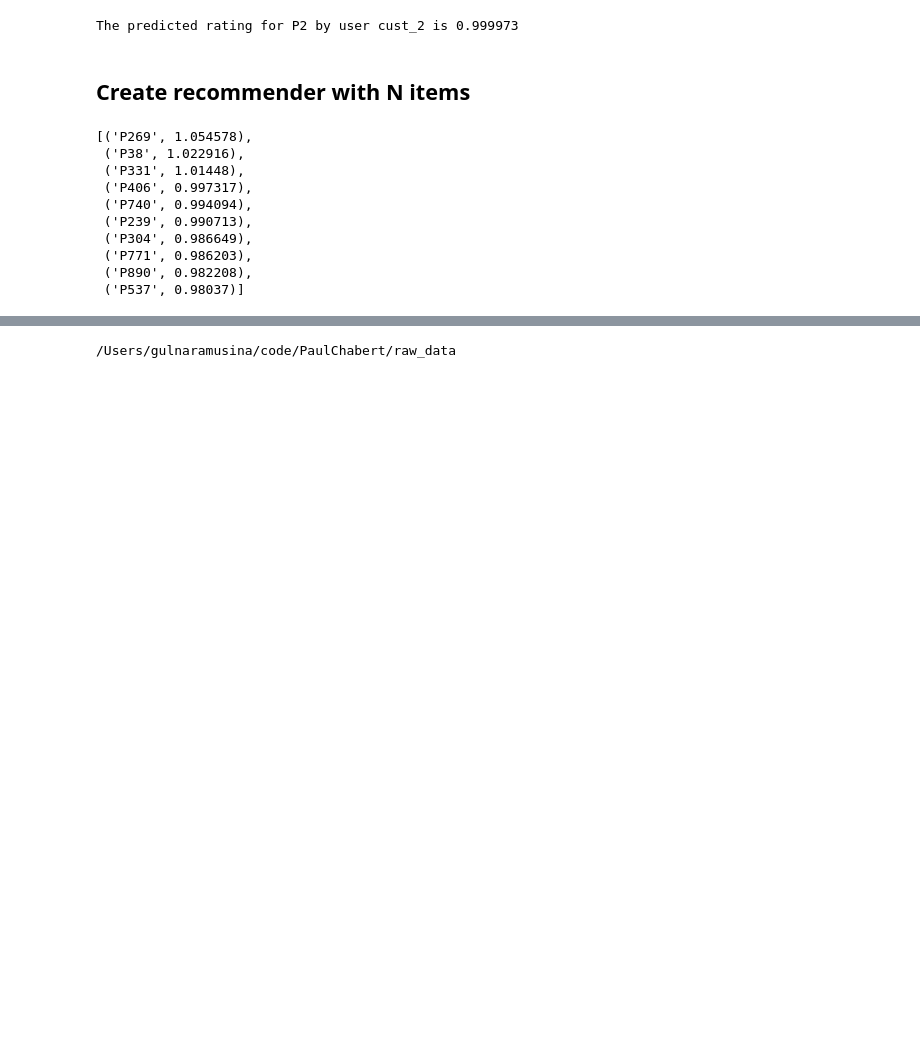
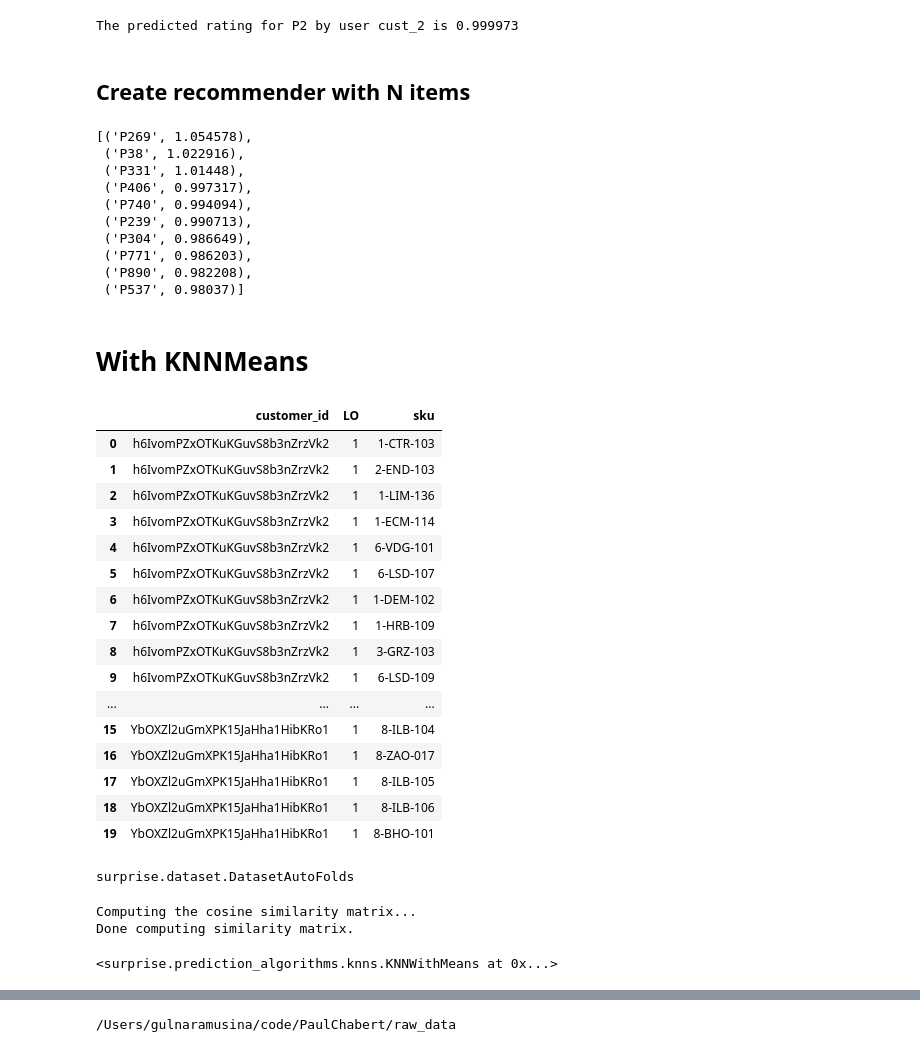
Before and after one commit to PaulChabert/reco_fourche, a Jupyter notebook: notebooks/gulnara_nb.ipynb, the cells around one changed output, grey strips where cells are left out. Drawn from its saved outputs; the diff is of its cells as text; code cells hidden in the pictures; blank space fills up the shorter version.

Commit message:
gulnara updated file with KNNmeans

```diff
--- a/notebooks/gulnara_nb.ipynb
+++ b/notebooks/gulnara_nb.ipynb
@@ -225,3 +226,5 @@ recommended_movie
  ('P771', 0.986203),
  ('P890', 0.982208),
  ('P537', 0.98037)]
+# %% [markdown]
+# With KNNMeans
@@ -227,0 +240,23 @@ recommended_movie
+# %%
+#orders_scoring = pd.read_json("../raw_data/order_scoring.json",lines=True)
+orders_scoring = pd.read_json("order_scoring.json",lines=True)
+# %%
+orders_scoring.head(20)
+# %% [output]
+|  | customer_id | LO | sku |
+| 0 | h6IvomPZxOTKuKGuvS8b3nZrzVk2 | 1 | 1-CTR-103 |
+| 1 | h6IvomPZxOTKuKGuvS8b3nZrzVk2 | 1 | 2-END-103 |
+| 2 | h6IvomPZxOTKuKGuvS8b3nZrzVk2 | 1 | 1-LIM-136 |
+| 3 | h6IvomPZxOTKuKGuvS8b3nZrzVk2 | 1 | 1-ECM-114 |
+| 4 | h6IvomPZxOTKuKGuvS8b3nZrzVk2 | 1 | 6-VDG-101 |
+| 5 | h6IvomPZxOTKuKGuvS8b3nZrzVk2 | 1 | 6-LSD-107 |
+| 6 | h6IvomPZxOTKuKGuvS8b3nZrzVk2 | 1 | 1-DEM-102 |
+| 7 | h6IvomPZxOTKuKGuvS8b3nZrzVk2 | 1 | 1-HRB-109 |
+| 8 | h6IvomPZxOTKuKGuvS8b3nZrzVk2 | 1 | 3-GRZ-103 |
+| 9 | h6IvomPZxOTKuKGuvS8b3nZrzVk2 | 1 | 6-LSD-109 |
+| ... | ... | ... | ... |
+| 15 | YbOXZl2uGmXPK15JaHha1HibKRo1 | 1 | 8-ILB-104 |
+| 16 | YbOXZl2uGmXPK15JaHha1HibKRo1 | 1 | 8-ZAO-017 |
+| 17 | YbOXZl2uGmXPK15JaHha1HibKRo1 | 1 | 8-ILB-105 |
+| 18 | YbOXZl2uGmXPK15JaHha1HibKRo1 | 1 | 8-ILB-106 |
+| 19 | YbOXZl2uGmXPK15JaHha1HibKRo1 | 1 | 8-BHO-101 |
@@ -227,0 +266,4 @@ recommended_movie
+# %%
+type(data)
+# %% [output]
+surprise.dataset.DatasetAutoFolds
@@ -227,0 +276,8 @@ recommended_movie
+# %%
+trainset, testset = train_test_split(data, test_size=0.25)
+
+model.fit(trainset)
+# %% [output]
+Computing the cosine similarity matrix...
+Done computing similarity matrix.
+<surprise.prediction_algorithms.knns.KNNWithMeans at 0x...>
```
Also changed, not shown: parts of 12 cells of this notebook.
